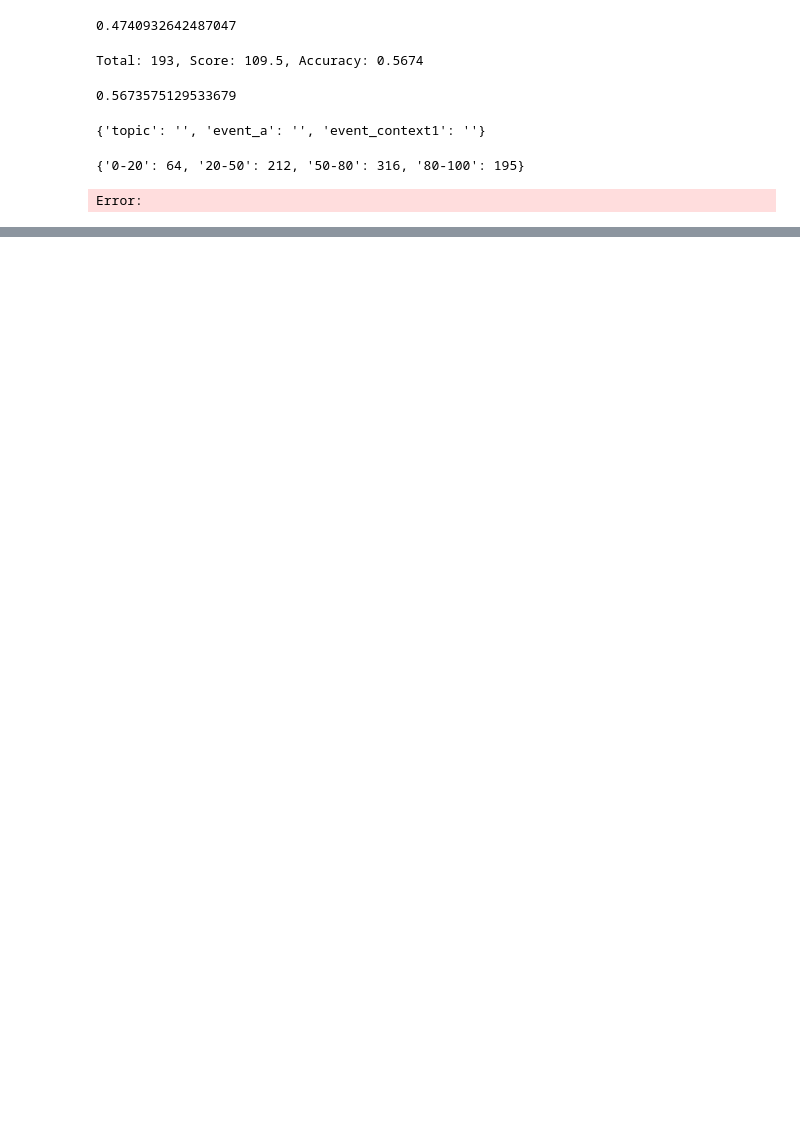
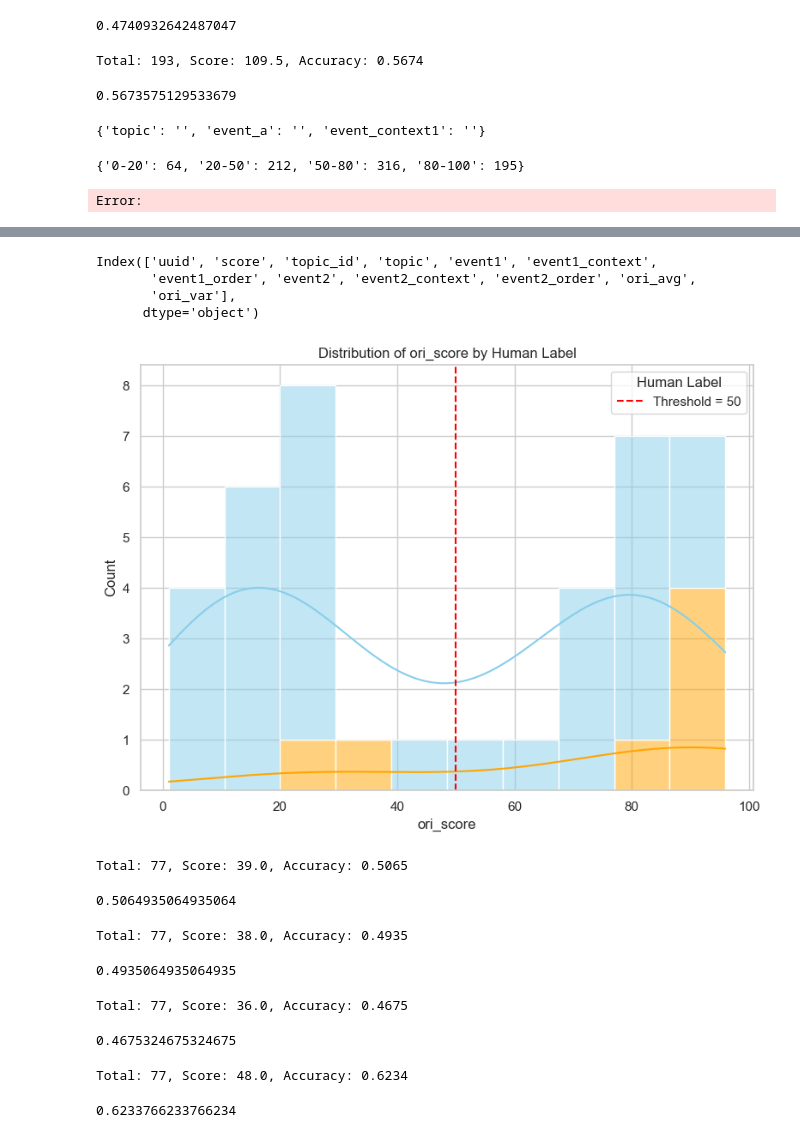
Before and after one commit to Sooo66/why-it-happened, a Jupyter notebook: src/a.ipynb, the cells around one changed output, grey strips where cells are left out. Drawn from its saved outputs; the diff is of its cells as text; code cells hidden in the pictures; blank space fills up the shorter version.

```diff
--- a/src/a.ipynb
+++ b/src/a.ipynb
@@ -165,0 +298,46 @@ Error:
+# %%
+import pandas as pd
+import seaborn as sns
+import matplotlib.pyplot as plt
+
+# 读取数据
+a = pd.read_json('../sample_data/submission_l500.jsonl', lines=True)
+b = pd.read_json('../sample_data/verify_data_l500.jsonl', lines=True)
+
+# 合并数据
+df = pd.merge(a, b, on='uuid')
+print(df.columns)
+
+# 设置绘图风格
+sns.set(style='whitegrid')
+
+# 绘制分布图
+plt.figure(figsize=(8, 6))
+sns.histplot(
+    data=df,
+    x='ori_avg',
+    hue='score',
+    bins=10,
+    kde=True,
+    palette={0: 'skyblue', 1: 'orange'},
+    multiple="stack"  # 你也可以改成 'dodge' 分开堆叠
+)
+
+# 添加阈值线
+plt.axvline(50, color='red', linestyle='--', label='Threshold = 50')
+
+# 标题与图例
+plt.title("Distribution of ori_score by Human Label")
+plt.xlabel("ori_score")
+plt.ylabel("Count")
+plt.legend(title='Human Label')
+plt.tight_layout()
+
+# 显示图形
+plt.show()
+# %% [output]
+Index(['uuid', 'score', 'topic_id', 'topic', 'event1', 'event1_context',
+       'event1_order', 'event2', 'event2_context', 'event2_order', 'ori_avg',
+       'ori_var'],
+      dtype='object')
+[figure, added]
@@ -165,0 +352,22 @@ Error:
+# %%
+from utils import get_mcq_score
+get_mcq_score('../sample_data/pred_data/smy/gpt-4.1-mini_DIO.jsonl', '../sample_data/mcq_w\o_t68.jsonl')
+# %% [output]
+Total: 77, Score: 39.0, Accuracy: 0.5065
+0.5064935064935064
+# %%
+get_mcq_score('../sample_data/pred_data/smy/gemini-2.0-flash_DIO.jsonl', '../sample_data/mcq_w\o_t68.jsonl')
+# %% [output]
+Total: 77, Score: 38.0, Accuracy: 0.4935
+0.4935064935064935
+# %%
+
+get_mcq_score('../sample_data/pred_data/smy/gpt-4.1-mini_icl.jsonl', '../sample_data/mcq_w\o_t68.jsonl')
+# %% [output]
+Total: 77, Score: 36.0, Accuracy: 0.4675
+0.4675324675324675
+# %%
+get_mcq_score('../sample_data/pred_data/smy/gpt-4.1-mini_icl_cot.jsonl', '../sample_data/mcq_w\o_t68.jsonl')
+# %% [output]
+Total: 77, Score: 48.0, Accuracy: 0.6234
+0.6233766233766234
```
Also changed, not shown: parts of 14 cells of this notebook, 35 other files.
